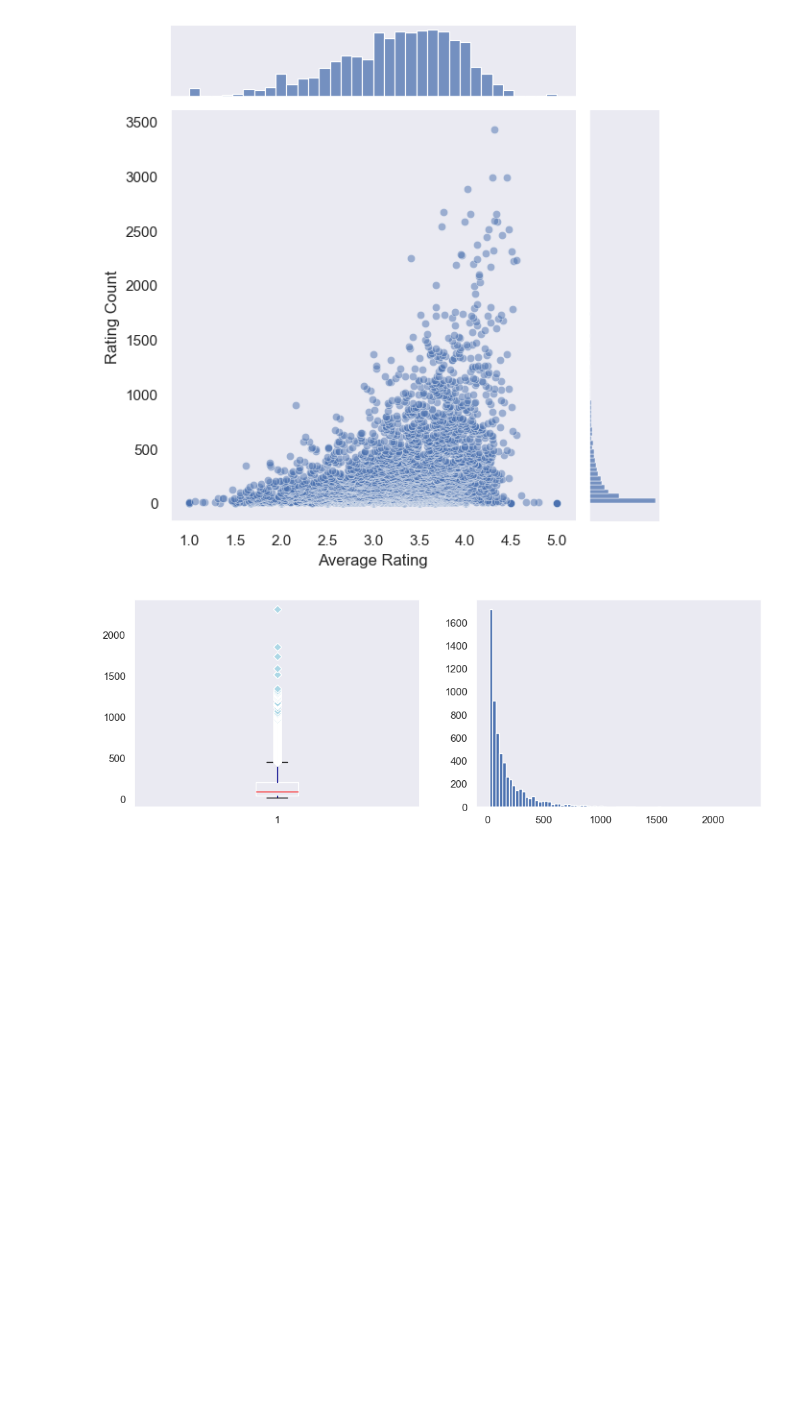
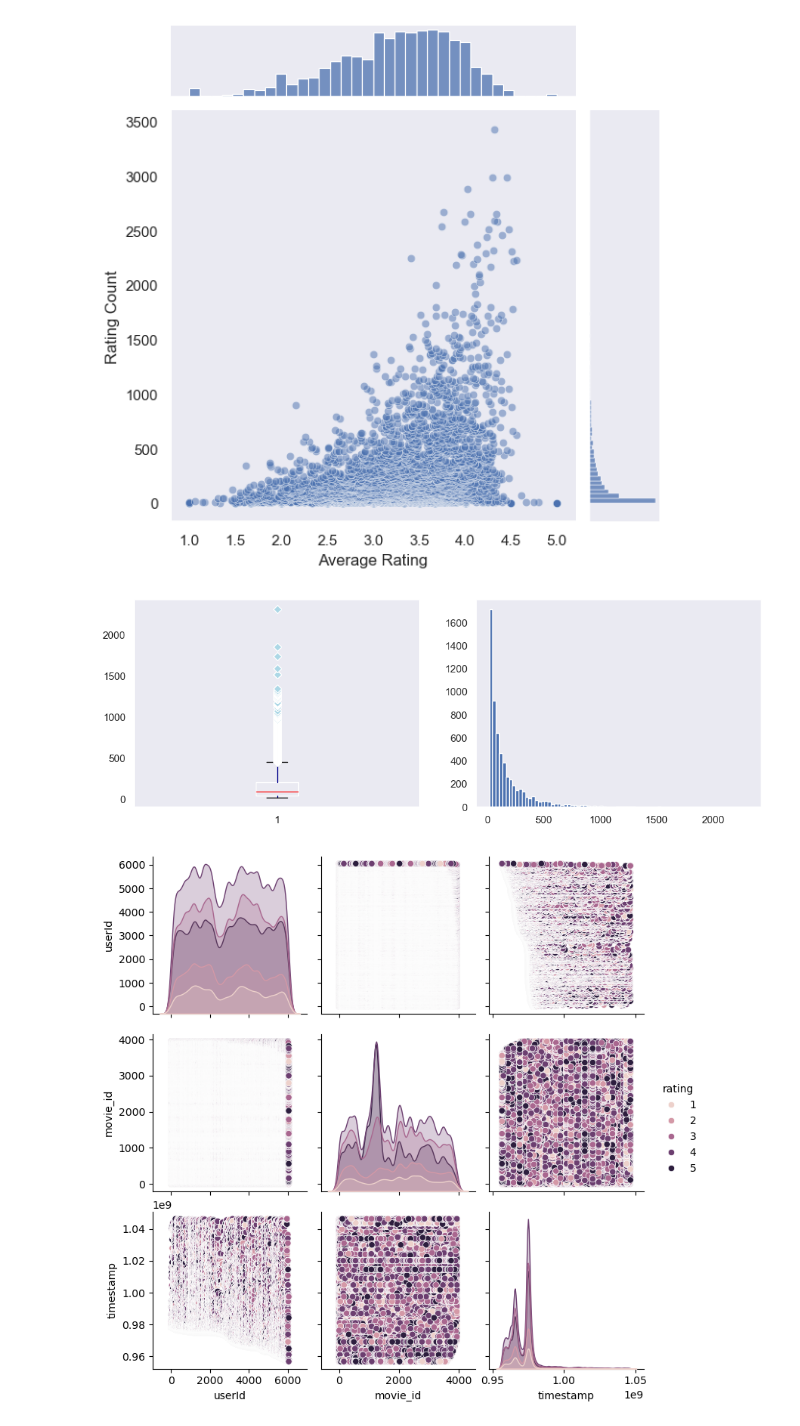
Before and after one commit to elia-guglielmi/ML-SIIprogetto, a Jupyter notebook: AnalisiPreliminareDataset.ipynb, the cells around one changed output. Cells and saved outputs as stored; diff of their text form; code cells hidden in the pictures; blank space fills up the shorter version.

Commit message:
visualizzazione dati PCA

```diff
--- a/AnalisiPreliminareDataset.ipynb
+++ b/AnalisiPreliminareDataset.ipynb
@@ -113,3 +115,7 @@ fig.show()
 plt.savefig('img/avg_user_rating_count.jpg')
 # %% [output]
 [figure]
+# %%
+p=sns.pairplot(ratings_df, hue = 'rating')
+# %% [output]
+[figure, added]
```
Also changed, not shown: parts of 12 cells of this notebook.
